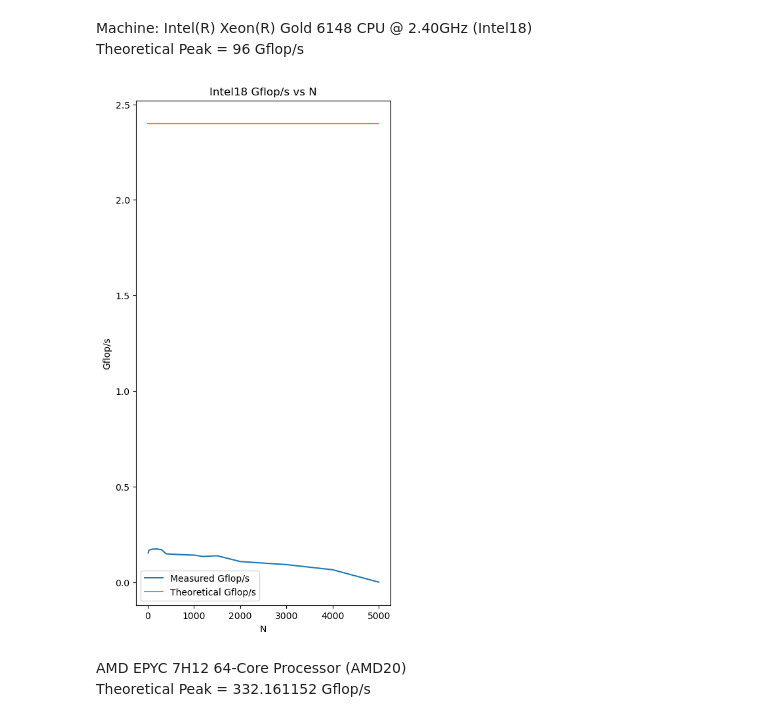
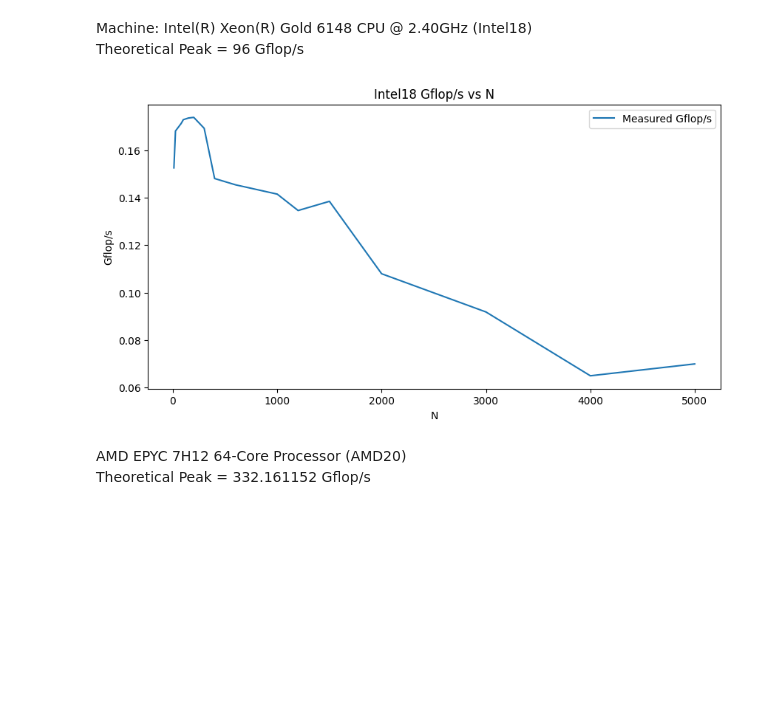
Before and after one commit to cmse822/project-1-team5-1, a Jupyter notebook: part1/plot.ipynb, the cells around one changed output. Cells and saved outputs as stored; diff of their text form; code cells hidden in the pictures; blank space fills up the shorter version.

Commit message:
new plot

```diff
--- a/part1/plot.ipynb
+++ b/part1/plot.ipynb
@@ -9,17 +6,16 @@ Theoretical Peak = 96 Gflop/s
 # %%
 Ns = [1,10,25,50,80,100,150,200,300,400,600,1000,1200,1500,2000,3000,4000,5000]
 Gflops = [float('inf'),0.15252,0.168041,0.169481,0.171237,0.172801,0.173503,0.173773,0.169164,0.148034,0.145389,0.141464,0.134565,0.13843,0.107956,0.0918691,0.0650135,0.07]
 
-plt.figure(figsize=(5, 10))
+plt.figure(figsize=(10,5))
 plt.plot(Ns, Gflops, label='Measured Gflop/s')
-plt.plot(Ns, [2.4] * len(Ns), label='Theoretical Gflop/s')
 plt.title('Intel18 Gflop/s vs N')
 plt.xlabel('N')
 plt.ylabel('Gflop/s')
 plt.legend()
 plt.show()
 # %% [output]
-[figure, old version]
+[figure, new version]
 # %% [markdown]
 AMD EPYC 7H12 64-Core Processor (AMD20)
 Theoretical Peak = 332.161152 Gflop/s
```
Also changed, not shown: parts of 2 cells of this notebook, 2 other files.
